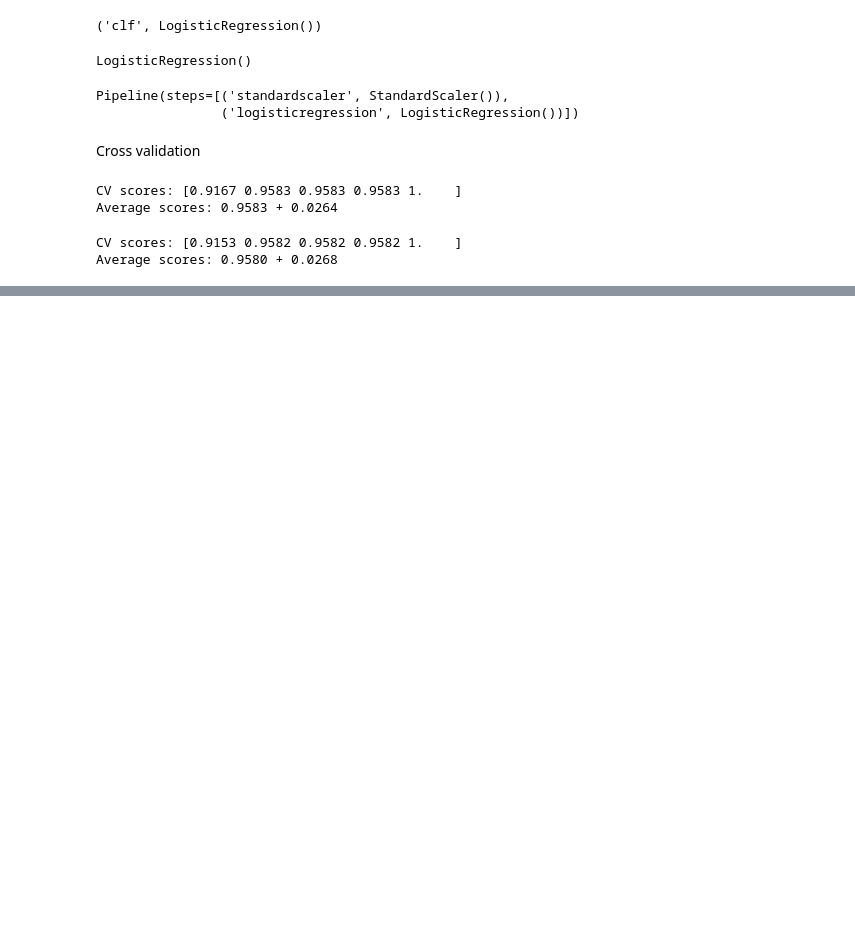
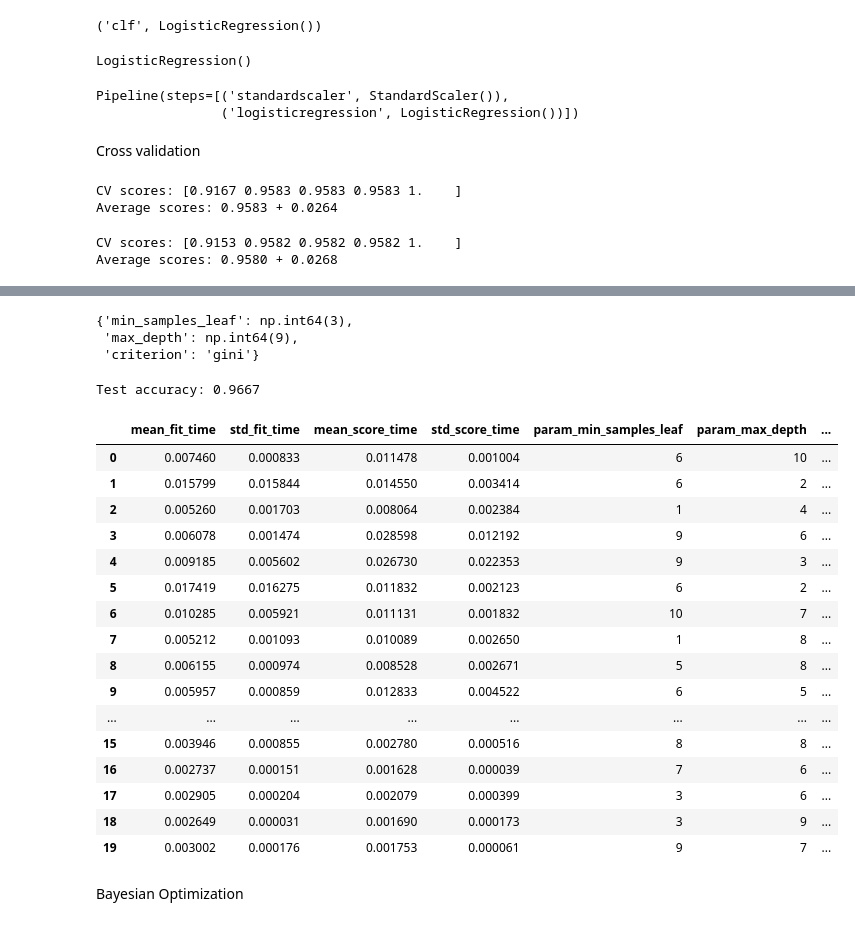
Before and after one commit to MrFanciful/ml-foundations-vol1-book, a Jupyter notebook: my_work/Chapter03/my_iris_classification_example.ipynb, the cells around one changed output, grey strips where cells are left out. Saved outputs shown, nothing was run; the diff lists cells and outputs as text; code cells hidden in the pictures; blank space fills up the shorter version.

```diff
--- a/my_work/Chapter03/my_iris_classification_example.ipynb
+++ b/my_work/Chapter03/my_iris_classification_example.ipynb
@@ -234,0 +240,11 @@ Average scores: 0.9580 + 0.0268
+# %%
+param_grid = {
+    'criterion': ['gini', 'entropy'],
+    'max_depth': np.arange(1, 11),
+    'min_samples_leaf': np.arange(1, 11)
+}
+# %%
+clf = DecisionTreeClassifier(random_state=42)
+grid_search = GridSearchCV(clf, param_grid, cv=3, n_jobs=-1)
+# %%
+grid_search.fit(X_train, y_train)
@@ -234,0 +288,13 @@ Average scores: 0.9580 + 0.0268
+# %%
+from sklearn.model_selection import RandomizedSearchCV
+
+param_dist = {
+    'criterion': ['gini', 'entropy'],
+    'max_depth': np.arange(1, 11),
+    'min_samples_leaf': np.arange(1, 11)
+}
+
+clf = DecisionTreeClassifier(random_state=42)
+random_search = RandomizedSearchCV(clf, param_dist, n_iter=20, cv=3, random_state=42, n_jobs=-1)
+
+random_search.fit(X_train, y_train)
@@ -234,0 +308,34 @@ Average scores: 0.9580 + 0.0268
+# %%
+random_search.best_params_
+# %% [output]
+{'min_samples_leaf': np.int64(3),
+ 'max_depth': np.int64(9),
+ 'criterion': 'gini'}
+# %%
+test_accuracy = random_search.score(X_test, y_test)
+print(f'Test accuracy: {test_accuracy:.4f}')
+# %% [output]
+Test accuracy: 0.9667
+# %%
+df = pd.DataFrame(random_search.cv_results_)
+df
+# %% [output]
+|  | mean_fit_time | std_fit_time | mean_score_time | std_score_time | param_min_samples_leaf | param_max_depth | ... |
+| 0 | 0.007460 | 0.000833 | 0.011478 | 0.001004 | 6 | 10 | ... |
+| 1 | 0.015799 | 0.015844 | 0.014550 | 0.003414 | 6 | 2 | ... |
+| 2 | 0.005260 | 0.001703 | 0.008064 | 0.002384 | 1 | 4 | ... |
+| 3 | 0.006078 | 0.001474 | 0.028598 | 0.012192 | 9 | 6 | ... |
+| 4 | 0.009185 | 0.005602 | 0.026730 | 0.022353 | 9 | 3 | ... |
+| 5 | 0.017419 | 0.016275 | 0.011832 | 0.002123 | 6 | 2 | ... |
+| 6 | 0.010285 | 0.005921 | 0.011131 | 0.001832 | 10 | 7 | ... |
+| 7 | 0.005212 | 0.001093 | 0.010089 | 0.002650 | 1 | 8 | ... |
+| 8 | 0.006155 | 0.000974 | 0.008528 | 0.002671 | 5 | 8 | ... |
+| 9 | 0.005957 | 0.000859 | 0.012833 | 0.004522 | 6 | 5 | ... |
+| ... | ... | ... | ... | ... | ... | ... | ... |
+| 15 | 0.003946 | 0.000855 | 0.002780 | 0.000516 | 8 | 8 | ... |
+| 16 | 0.002737 | 0.000151 | 0.001628 | 0.000039 | 7 | 6 | ... |
+| 17 | 0.002905 | 0.000204 | 0.002079 | 0.000399 | 3 | 6 | ... |
+| 18 | 0.002649 | 0.000031 | 0.001690 | 0.000173 | 3 | 9 | ... |
+| 19 | 0.003002 | 0.000176 | 0.001753 | 0.000061 | 9 | 7 | ... |
+# %% [markdown]
+Bayesian Optimization
```
Also changed, not shown: parts of 15 cells of this notebook.
